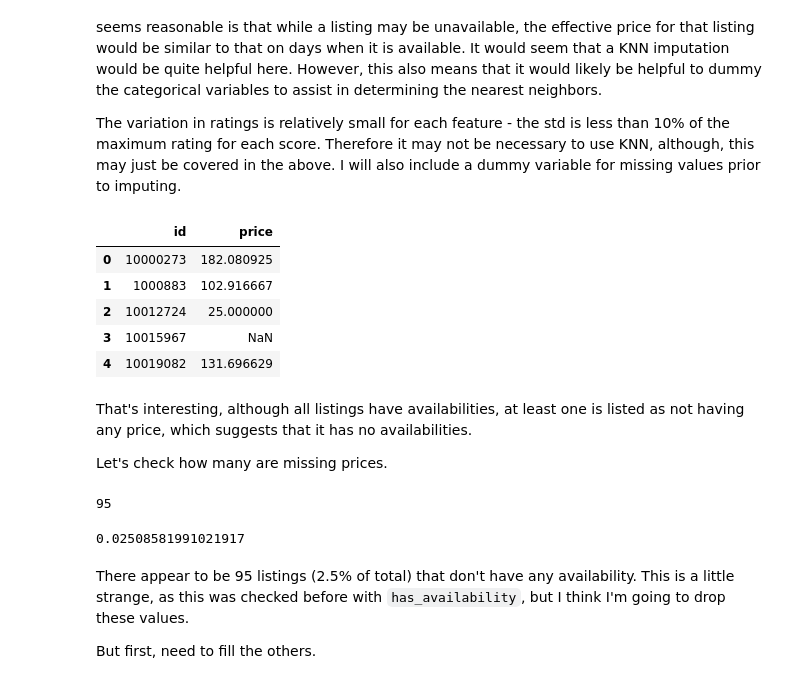
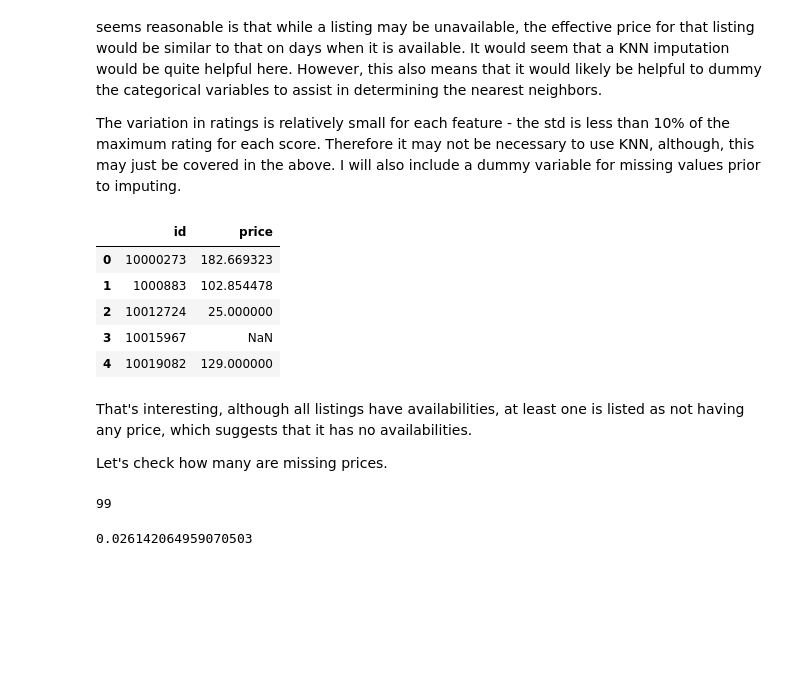
Before and after one commit to rebeccaebarnes/DSND-Project-4, a Jupyter notebook: seattle_airbnb_exploration.ipynb, the cells around one changed output. Saved outputs shown, nothing was run; the diff lists cells and outputs as text; code cells hidden in the pictures; blank space fills up the shorter version.

```diff
--- a/seattle_airbnb_exploration.ipynb
+++ b/seattle_airbnb_exploration.ipynb
@@ -1441,30 +1441,31 @@ Price is missing when the listing is not available. These could be filled with 0
 The variation in ratings is relatively small for each feature - the std is less than 10% of the maximum rating for each score. Therefore it may not be necessary to use KNN, although, this may just be covered in the above. I will also include a dummy variable for missing values prior to imputing.
 # %%
 # Drop rows with missing zip
-X_train_missing =
-X_text_count.dropna(subset=['zipcode'], inplace=True)
+X_train_missing = X_text_count.copy()
+X_train_missing.dropna(subset=['zipcode'], inplace=True)
 
 # Test: Confirm dropped rows
-assert df_missing.shape[0] == (df_cat_dummies.shape[0] \
-                               - df_cat_dummies.zipcode.isna().sum())
+assert X_train_missing.shape[0] == (X_text_count.shape[0] \
+                                    - X_text_count.zipcode.isna().sum())
 # %%
 # Fill na with 0 for security deposit and cleaning fee
-df_missing.loc[:, ['security_deposit', 'cleaning_fee']] = \
-df_missing[['security_deposit', 'cleaning_fee']].fillna(0)
+X_train_missing.loc[:, ['security_deposit', 'cleaning_fee']] = \
+X_train_missing[['security_deposit', 'cleaning_fee']].fillna(0)
 
 # Test: Confirm no missing values in cols
-assert df_missing[['security_deposit', 'cleaning_fee']].isna().sum().sum() == 0
+assert X_train_missing[['security_deposit', 'cleaning_fee']].isna().sum().sum()\
+       == 0
 # %%
 # Get mean price per listing
-mean_price = df_missing.groupby('id')['price'].mean().reset_index()
+mean_price = X_train_missing.groupby('id')['price'].mean().reset_index()
 mean_price.head()
 # %% [output]
 |  | id | price |
-| 0 | 10000273 | 182.080925 |
-| 1 | 1000883 | 102.916667 |
+| 0 | 10000273 | 182.669323 |
+| 1 | 1000883 | 102.854478 |
 | 2 | 10012724 | 25.000000 |
 | 3 | 10015967 | NaN |
-| 4 | 10019082 | 131.696629 |
+| 4 | 10019082 | 129.000000 |
 # %% [markdown]
 That's interesting, although all listings have availabilities, at least one is listed as not having any price, which suggests that it has no availabilities.
 
@@ -1472,12 +1473,8 @@ Let's check how many are missing prices.
 # %%
 mean_price.price.isna().sum()
 # %% [output]
-95
+99
 # %%
 mean_price.price.isna().sum() / mean_price.shape[0]
 # %% [output]
-0.02508581991021917
+0.026142064959070503
-# %% [markdown]
-There appear to be 95 listings (2.5% of total) that don't have any availability.  This is a little strange, as this was checked before with `has_availability`, but I think I'm going to drop these values.
-
-But first, need to fill the others.
```
Also changed, not shown: parts of 12 cells of this notebook.
